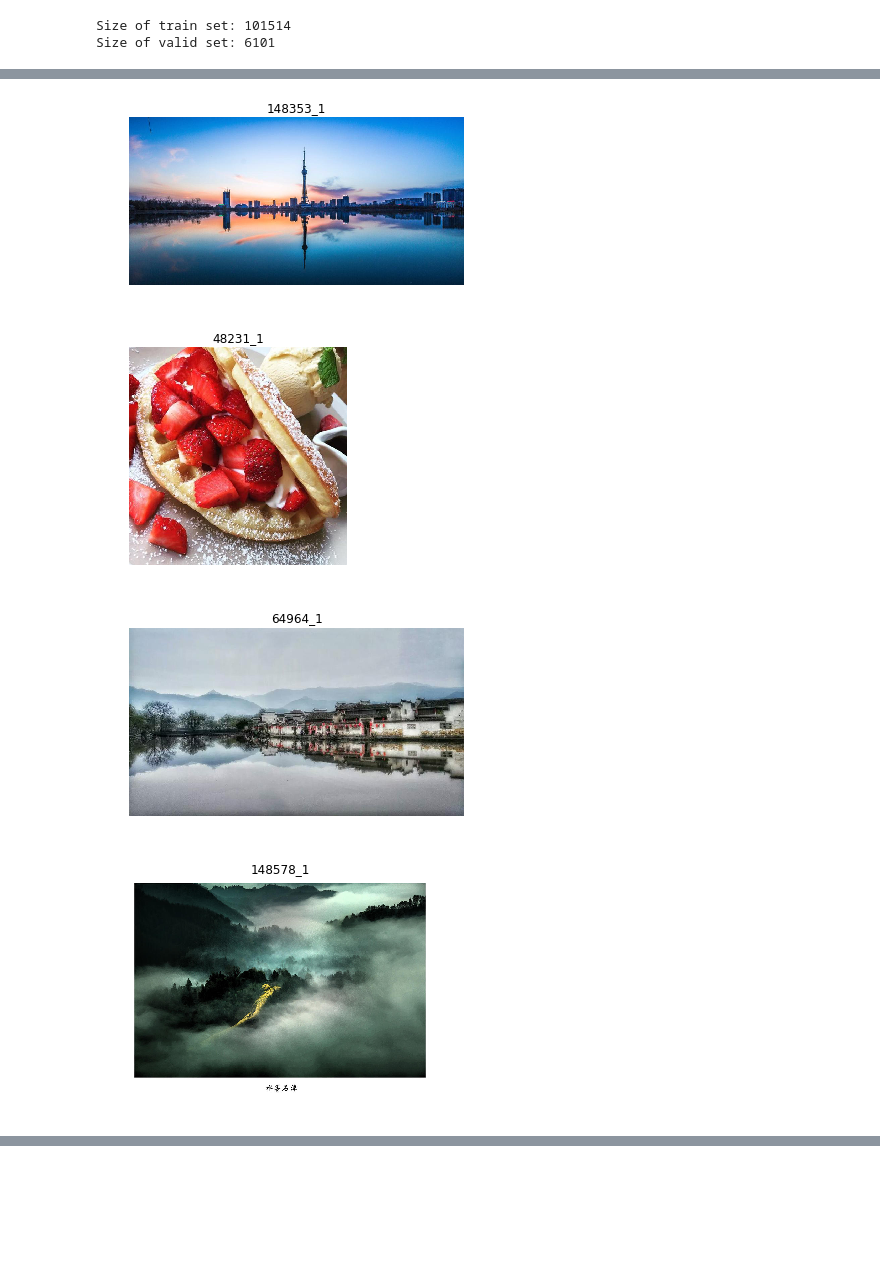
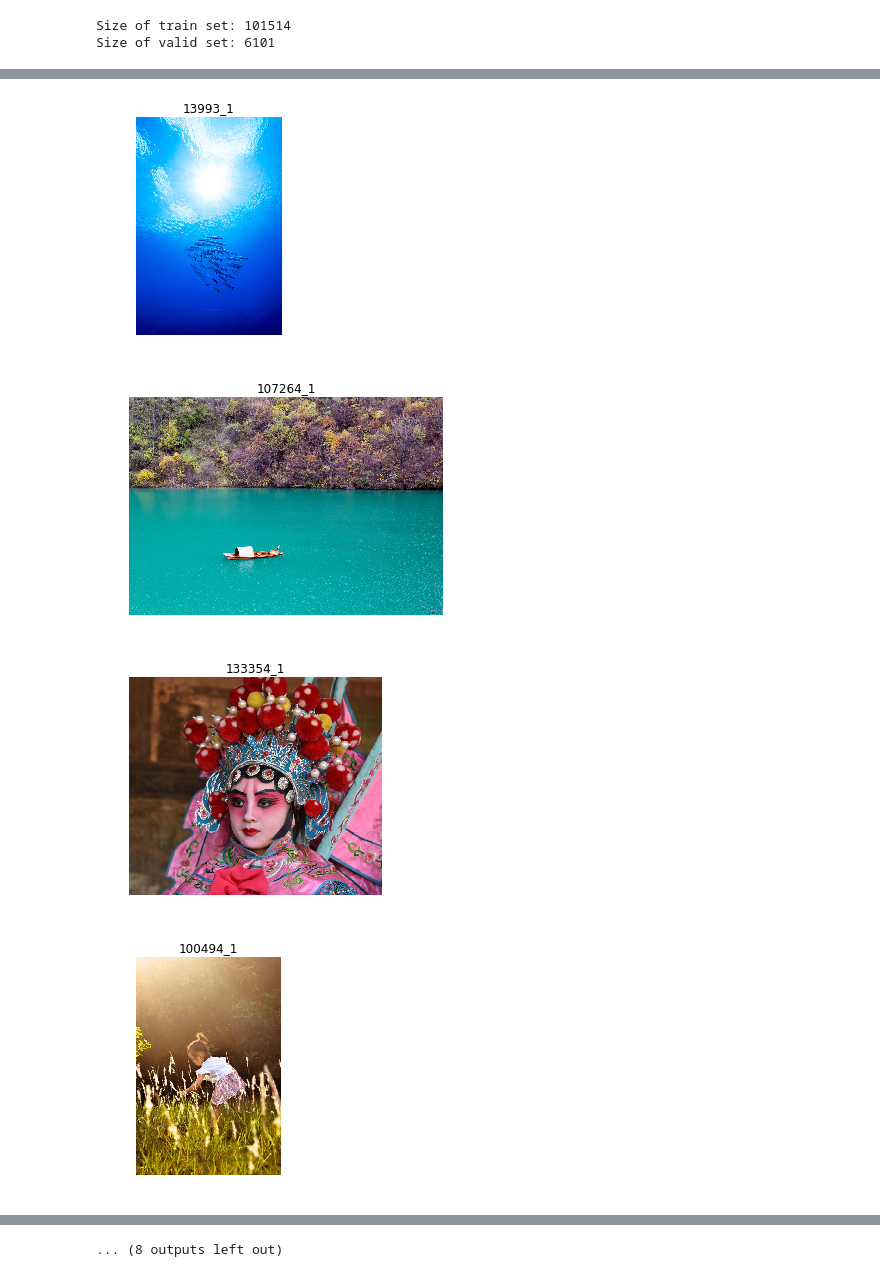
Before and after one commit to whiskyboy/image-aesthetics, a Jupyter notebook: classification_model/data_preprocess.ipynb, the cells around one changed output, grey strips where cells are left out. Cells and saved outputs as stored; diff of their text form; code cells hidden in the pictures; blank space fills up the shorter version.

```diff
--- a/classification_model/data_preprocess.ipynb
+++ b/classification_model/data_preprocess.ipynb
@@ -20,7 +20,7 @@ Size of train set: 101514
 Size of valid set: 6101
 # %%
 # classify each image for train and valid
-delta = 1.0
+delta = 1.5
 
 train_pos_imgids = []
 train_neg_imgids = []
@@ -54,28 +54,28 @@ num of low-quality image for valid: 2843
 # %%
 # demo show
 %matplotlib inline
 from PIL import Image
 import matplotlib.pyplot as plt
 import random
 
 img_path = "../data/img/"
 def testPlot(imgid, label):
     plt.figure()
 
     plt.title("%s_%s"%(imgid, label))
     img = Image.open(img_path+"%s.jpg"%imgid)
     plt.imshow(img)
     plt.axis('off')
 
     plt.show()
 
-for imgid in random.sample(train_pos_imgids, 5):
+for imgid in random.sample(train_pos_imgids, 10):
     testPlot(imgid, 1)
 
-for imgid in random.sample(train_neg_imgids, 5):
+for imgid in random.sample(train_neg_imgids, 10):
     testPlot(imgid, 0)
 # %% [output]
-[figure, old version]
+[figure, new version]
-[figure, old version]
+[figure, new version]
-[figure, old version]
+[figure, new version]
-[figure, old version]
+[figure, new version]
@@ -88,3 +90,4 @@ for imgid in random.sample(train_neg_imgids, 5):
+... (8 outputs left out)
 # %%
 # copy image to subdirectory
 import os
```
Also changed, not shown: parts of 2 cells of this notebook, 1 other file.
